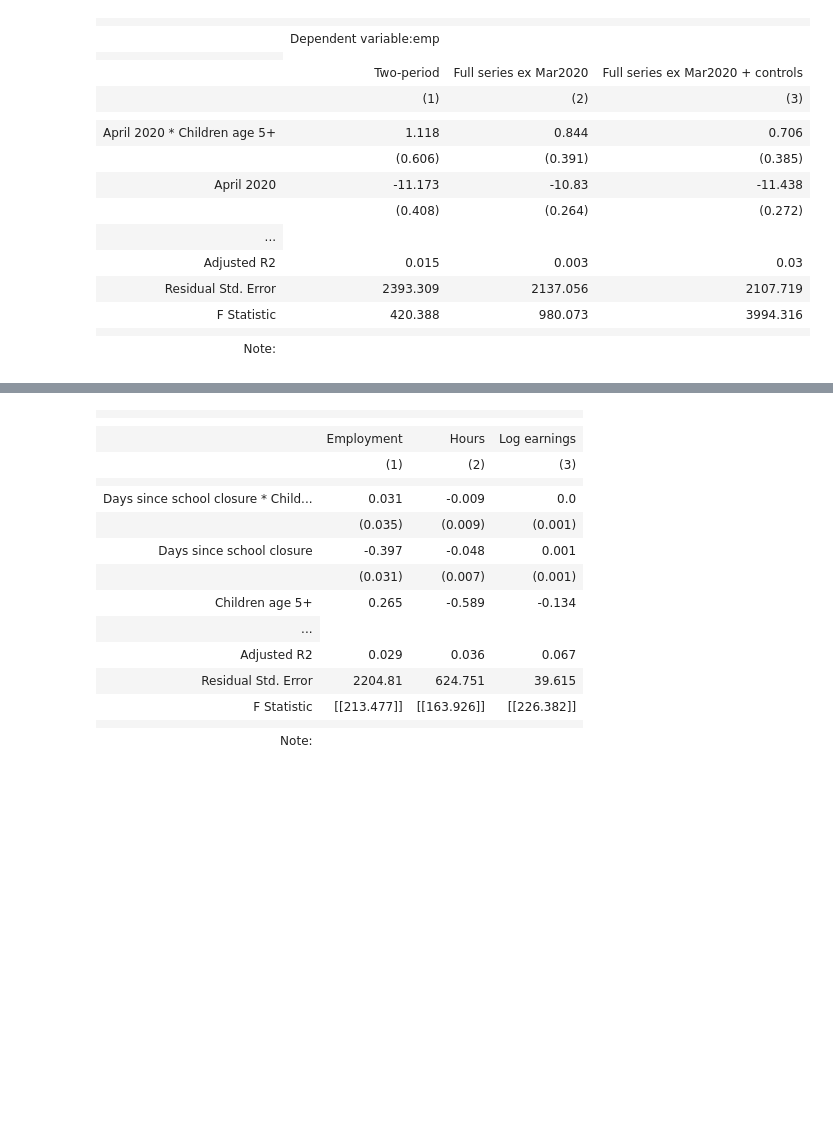
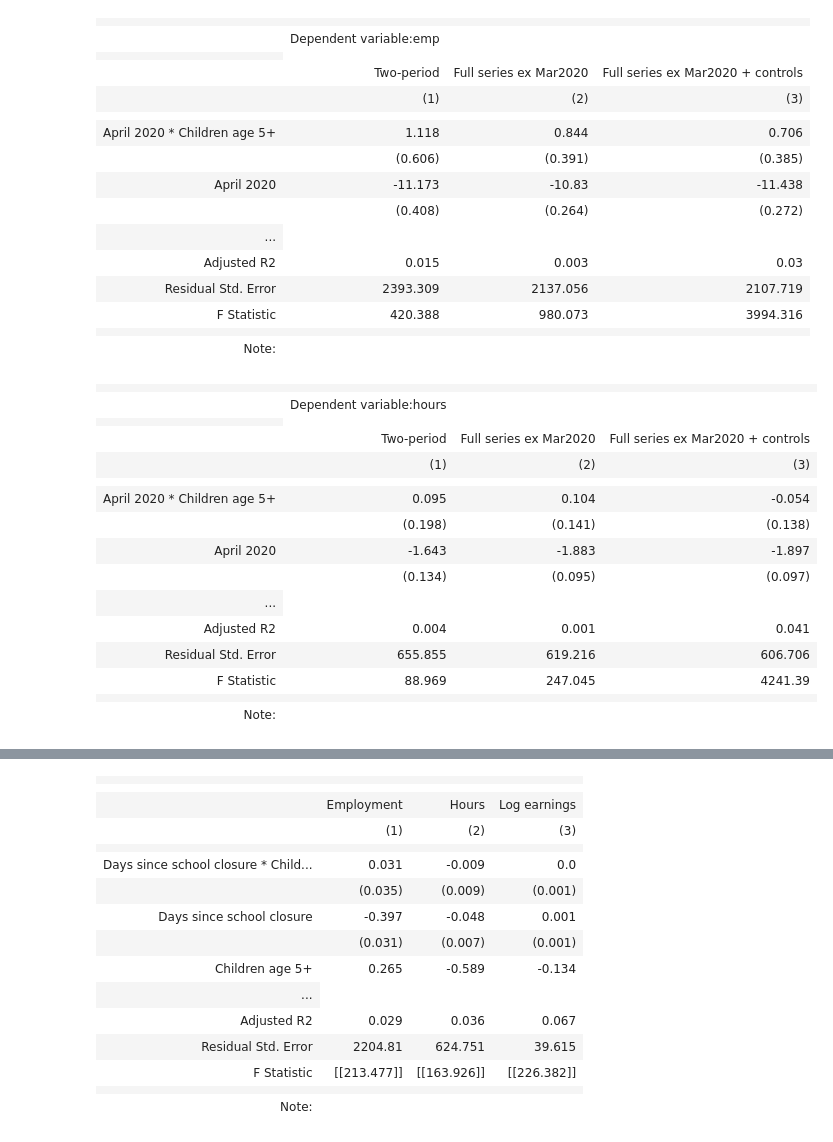
Before and after one commit to MaxGhenis/mit_1432, a Jupyter notebook: p3_regressions.ipynb, the cells around one changed output, grey strips where cells are left out. Drawn from its saved outputs; the diff is of its cells as text; code cells hidden in the pictures; blank space fills up the shorter version.

Commit message:
Add hours and earnings regression tables for appendix

```diff
--- a/p3_regressions.ipynb
+++ b/p3_regressions.ipynb
@@ -351,3 +351,28 @@ HTML(s_emp.render_html())
 | F Statistic | 420.388 | 980.073 | 3994.316 |
 |  |  |  |  |
 | Note: |
+# %%
+s_hours = sg([m_dd0['hours'], m_no_mar2020['hours'],
+              m_no_mar2020_controls['hours']],
+           DD_COLS + ['const'],
+           ['Two-period', 'Full series ex Mar2020',
+            'Full series ex Mar2020 + controls'],
+           'dd_hours')
+HTML(s_hours.render_html())
+# %% [output]
+|  |  |  |  |
+|  | Dependent variable:hours |  |  |
+|  |
+|  | Two-period | Full series ex Mar2020 | Full series ex Mar2020 + controls |
+|  | (1) | (2) | (3) |
+|  |  |  |  |
+| April 2020 * Children age 5+ | 0.095 | 0.104 | -0.054 |
+|  | (0.198) | (0.141) | (0.138) |
+| April 2020 | -1.643 | -1.883 | -1.897 |
+|  | (0.134) | (0.095) | (0.097) |
+| ... |
+| Adjusted R2 | 0.004 | 0.001 | 0.041 |
+| Residual Std. Error | 655.855 | 619.216 | 606.706 |
+| F Statistic | 88.969 | 247.045 | 4241.39 |
+|  |  |  |  |
+| Note: |
```
Also changed, not shown: parts of 7 cells of this notebook, 2 other files.
